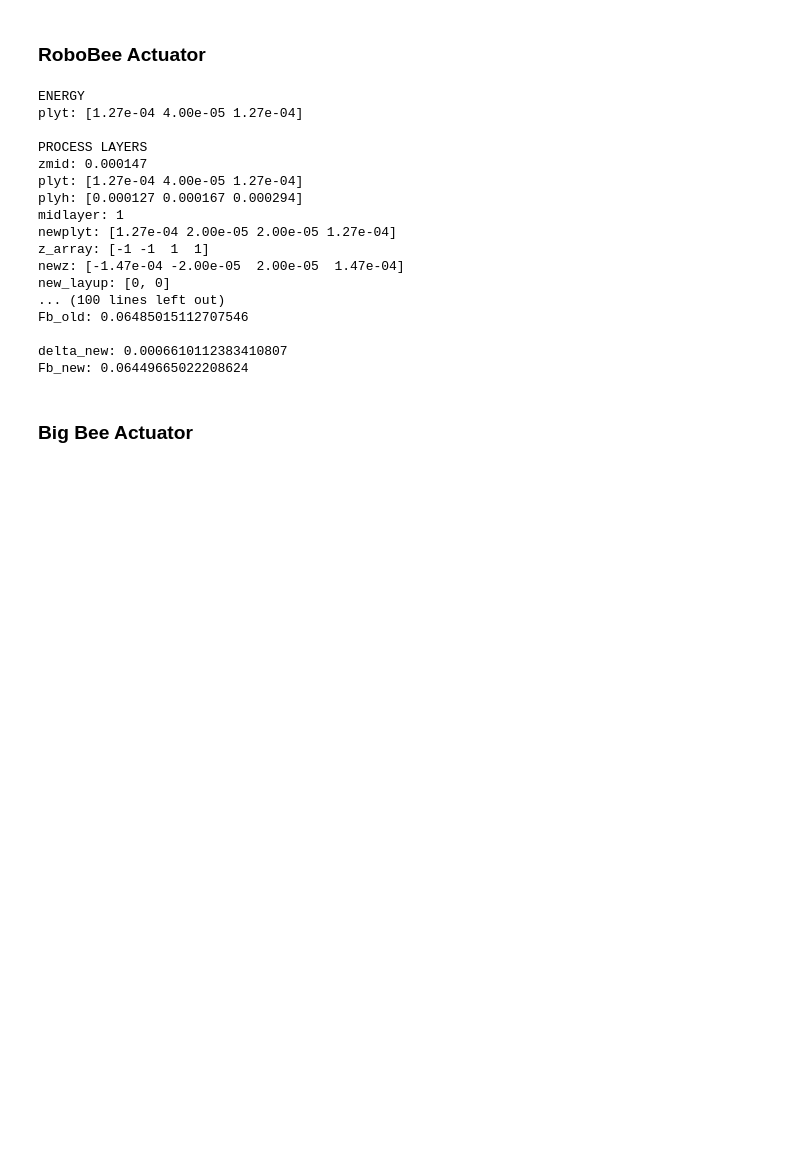
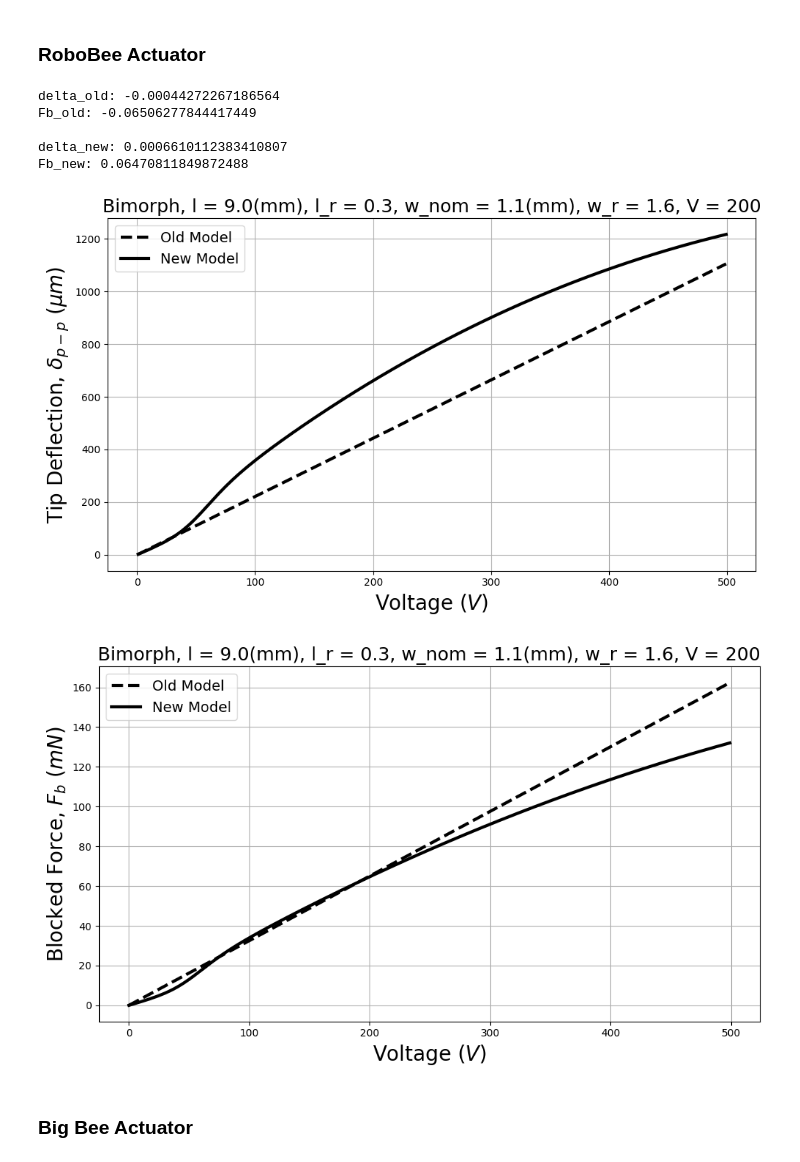
Before and after one commit to cmatchan/PZT_Actuator_Modeling, a Jupyter notebook: pzt_model.ipynb, the cells around one changed output. Cells and saved outputs as stored; diff of their text form; code cells hidden in the pictures; blank space fills up the shorter version.

Commit message:
Added blocked force and tip deflection plots as a function of voltage

```diff
--- a/pzt_model.ipynb
+++ b/pzt_model.ipynb
@@ -525,42 +556,36 @@ SGlass = LayerMaterial(thickness = 127e-6,
 # %%
 # RoboBee actuator
 RoboBee_actuator = PZTActuator(wnom = 1.125e-3,
-                               wr = 1.5,
+                               wr = 1.56,
                                l = 9e-3,
                                lr = 3/9,
                                V = 200,
                                layup = [0],
                                pzt_material= PZT,
                                elastic_material = UHMCF)
 
 RoboBee_actuator.energy(telastic=40e-6)
 
-delta_old, Fb_old, delta_new, Fb_new = RoboBee_actuator.new_energy_model()
+delta_old, Fb_old, delta_new, Fb_new = RoboBee_actuator.new_energy_model(voltage=200)
 
 print()
 print(f"delta_old: {-delta_old}")
 print(f"Fb_old: {-Fb_old}")
 print()
 print(f"delta_new: {delta_new}")
 print(f"Fb_new: {Fb_new}")
+print()
+
+fig_title = f"Bimorph, l = {RoboBee_actuator.l * 1e3:.1f}(mm), l_r = {RoboBee_actuator.lr:.1f}, w_nom = {RoboBee_actuator.wnom * 1e3:.1f}(mm), w_r = {RoboBee_actuator.wr:.1f}, V = {RoboBee_actuator.V}"
+RoboBee_actuator.plot_new_energy_model(fig_title)
 # %% [output]
-ENERGY
-plyt: [1.27e-04 4.00e-05 1.27e-04]
-
-PROCESS LAYERS
-zmid: 0.000147
-plyt: [1.27e-04 4.00e-05 1.27e-04]
-plyh: [0.000127 0.000167 0.000294]
-midlayer: 1
-newplyt: [1.27e-04 2.00e-05 2.00e-05 1.27e-04]
-z_array: [-1 -1  1  1]
-newz: [-1.47e-04 -2.00e-05  2.00e-05  1.47e-04]
-new_layup: [0, 0]
-... (100 lines left out)
-Fb_old: 0.06485015112707546
+delta_old: -0.00044272267186564
+Fb_old: -0.06506277844417449
 
 delta_new: 0.0006610112383410807
-Fb_new: 0.06449665022208624
+Fb_new: 0.06470811849872488
+[figure, added]
+[figure, added]
 # %% [markdown]
 ### Big Bee Actuator
 # %%
```
Also changed, not shown: parts of 6 cells of this notebook.
